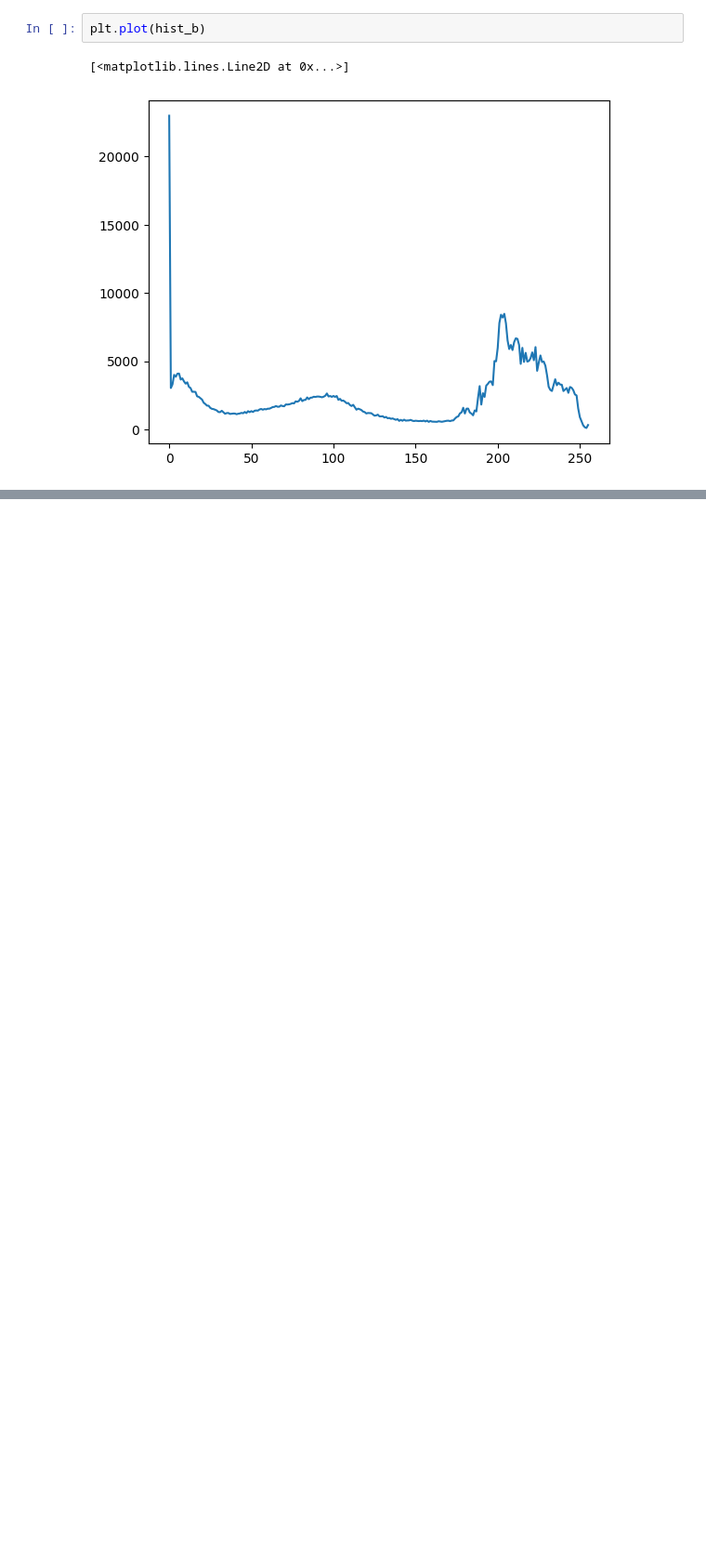
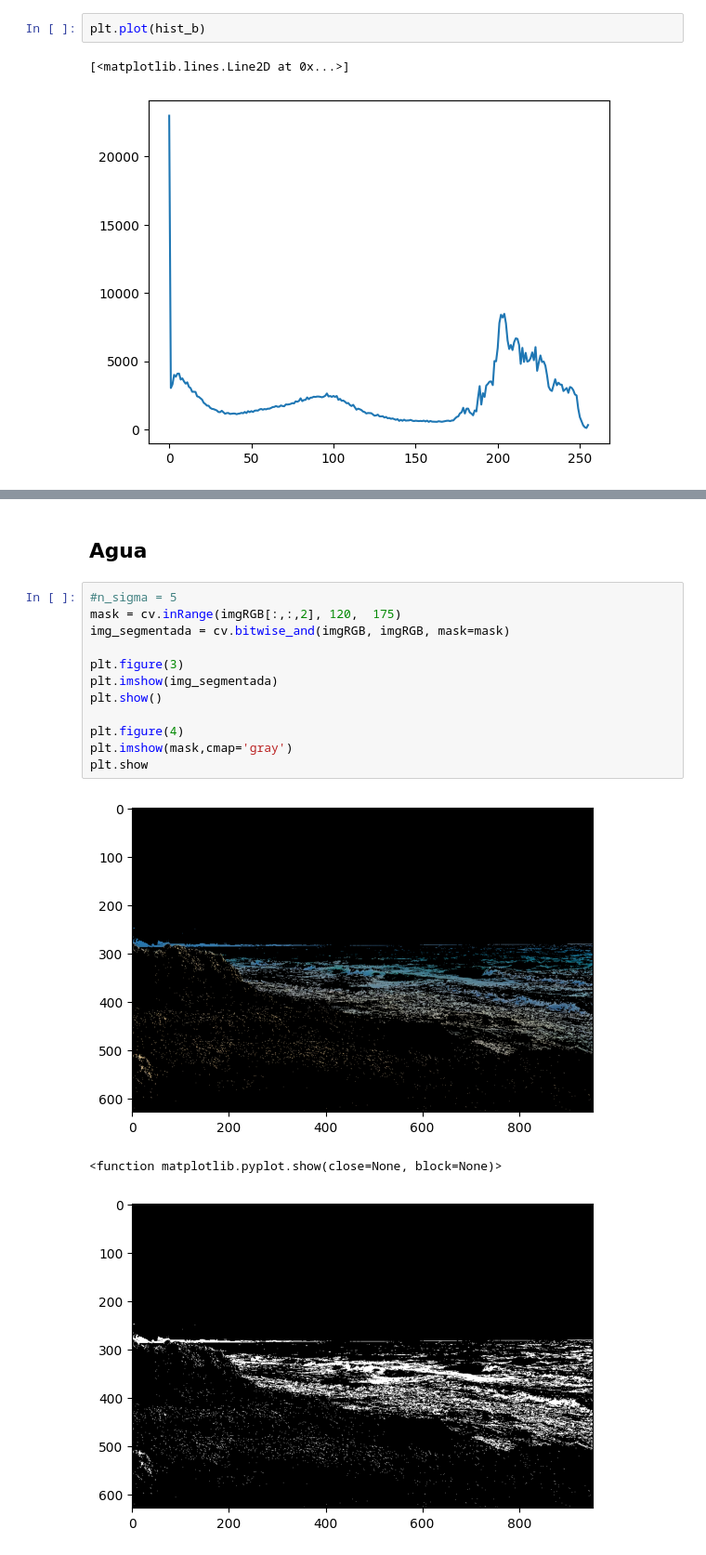
Before and after one commit to Andres-LM/entregas_vp1, a Jupyter notebook: TP1/tp1_parte2_andres_merli.ipynb, the cells around one changed output, grey strips where cells are left out. Shown at 93% size. Drawn from its saved outputs; the diff is of its cells as text; blank space fills up the shorter version.

```diff
--- a/TP1/tp1_parte2_andres_merli.ipynb
+++ b/TP1/tp1_parte2_andres_merli.ipynb
@@ -80,0 +140,18 @@ plt.plot(hist_b)
+# %% [markdown]
+## Agua
+# %%
+#n_sigma = 5
+mask = cv.inRange(imgRGB[:,:,2], 120,  175)
+img_segmentada = cv.bitwise_and(imgRGB, imgRGB, mask=mask)
+
+plt.figure(3)
+plt.imshow(img_segmentada)
+plt.show()
+
+plt.figure(4)
+plt.imshow(mask,cmap='gray')
+plt.show
+# %% [output]
+[figure, added]
+<function matplotlib.pyplot.show(close=None, block=None)>
+[figure, added]
```
Also changed, not shown: parts of 11 cells of this notebook.
